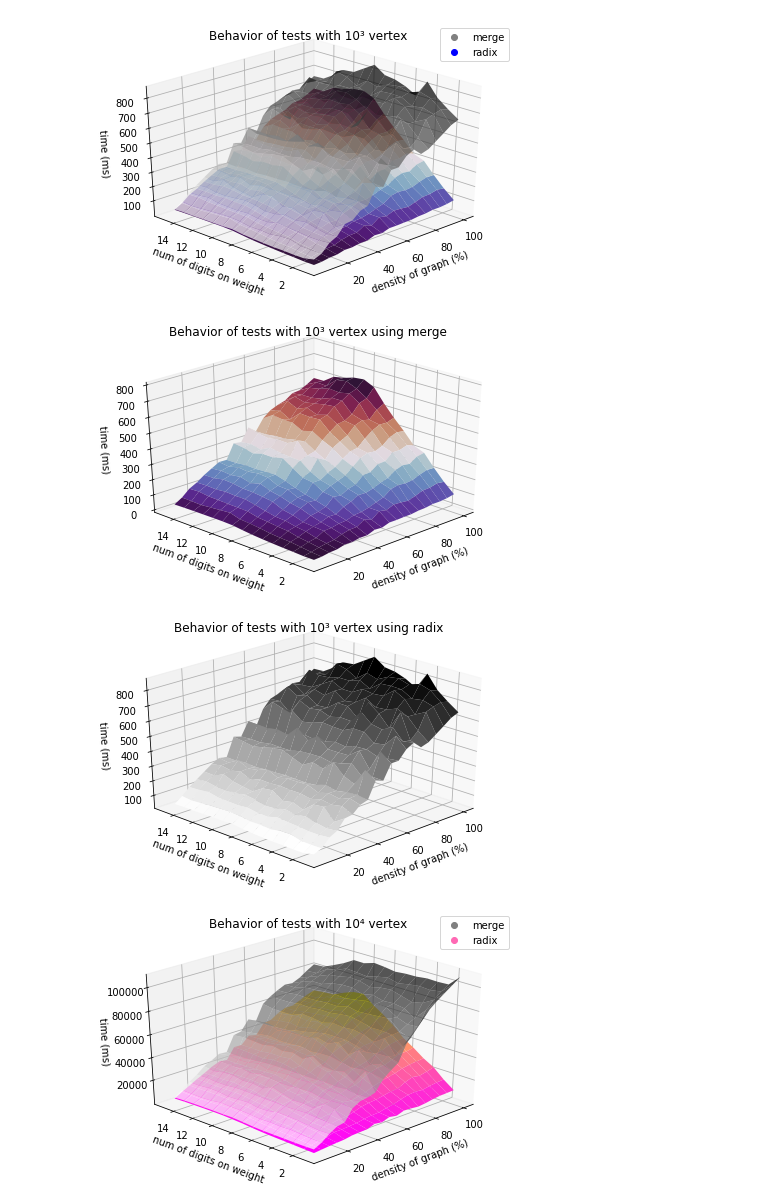
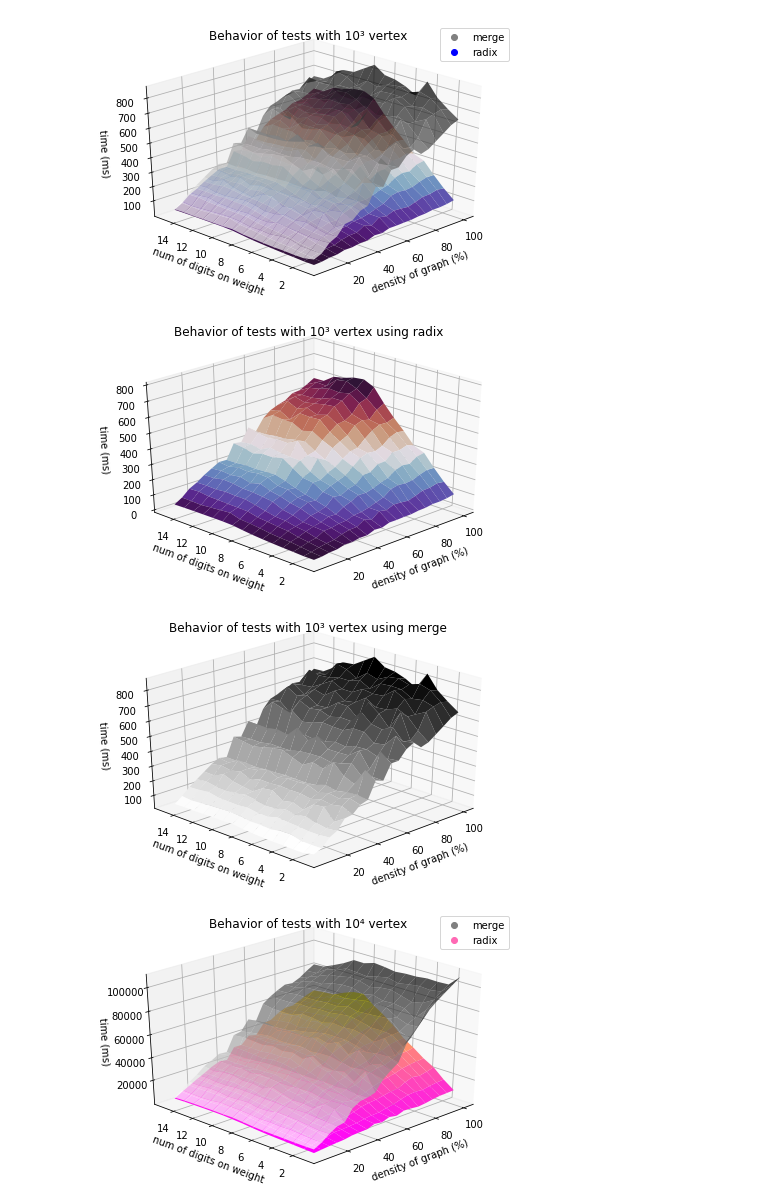
Before and after one commit to tannus/kruskal_radix, a Jupyter notebook: results/final_results/graphic_plots.ipynb, the cells around one changed output. Cells and saved outputs as stored; diff of their text form; code cells hidden in the pictures.

Commit message:
fixing legends

```diff
--- a/results/final_results/graphic_plots.ipynb
+++ b/results/final_results/graphic_plots.ipynb
@@ -232,30 +232,30 @@ plt.show()
 # %%
 fig = plt.figure()
 ax = plt.axes(projection="3d")
 
 #X is density, Y is digit_numbers and Z is time
 x = np.arange(5,105,5)
 y = np.arange(1,16,1)
 
 X, Y = np.meshgrid(x, y)
 zs1 = np.array(den_m3)
 zs2 = np.array(den_r3)
 Z1 = zs1.reshape(Y.shape)
 Z2 = zs2.reshape(Y.shape)
 
 ax.set_xlabel('density of graph (%)')
 ax.set_ylabel('num of digits on weight')
 ax.set_zlabel('time (ms)')
 ax.set_zlim(0,800)
 ax.plot_surface(X, Y, Z2, rstride=1, cstride=1,cmap='twilight_shifted', edgecolor='none',alpha=1)
 
 ax.view_init(30, 225)
-ax.set_title('Behavior of tests with 10³ vertex using merge');
+ax.set_title('Behavior of tests with 10³ vertex using radix');
 
 plt.tight_layout()
 plt.show()
 # %% [output]
-[figure, old version]
+[figure, new version]
 # %%
 fig2 = plt.figure()
 ax2 = plt.axes(projection='3d')
@@ -276,12 +276,12 @@ ax2.set_zlabel('time (ms)')
 ax2.plot_surface(X, Y, Z1, rstride=1, cstride=1,cmap='binary', edgecolor='none',alpha=1)
 
 ax2.view_init(30, 225)
-ax2.set_title('Behavior of tests with 10³ vertex using radix');
+ax2.set_title('Behavior of tests with 10³ vertex using merge');
 
 plt.tight_layout()
 plt.show()
 # %% [output]
-[figure, old version]
+[figure, new version]
 # %%
 fig = plt.figure()
 ax = plt.axes(projection="3d")
```
Also changed, not shown: parts of 2 cells of this notebook.
